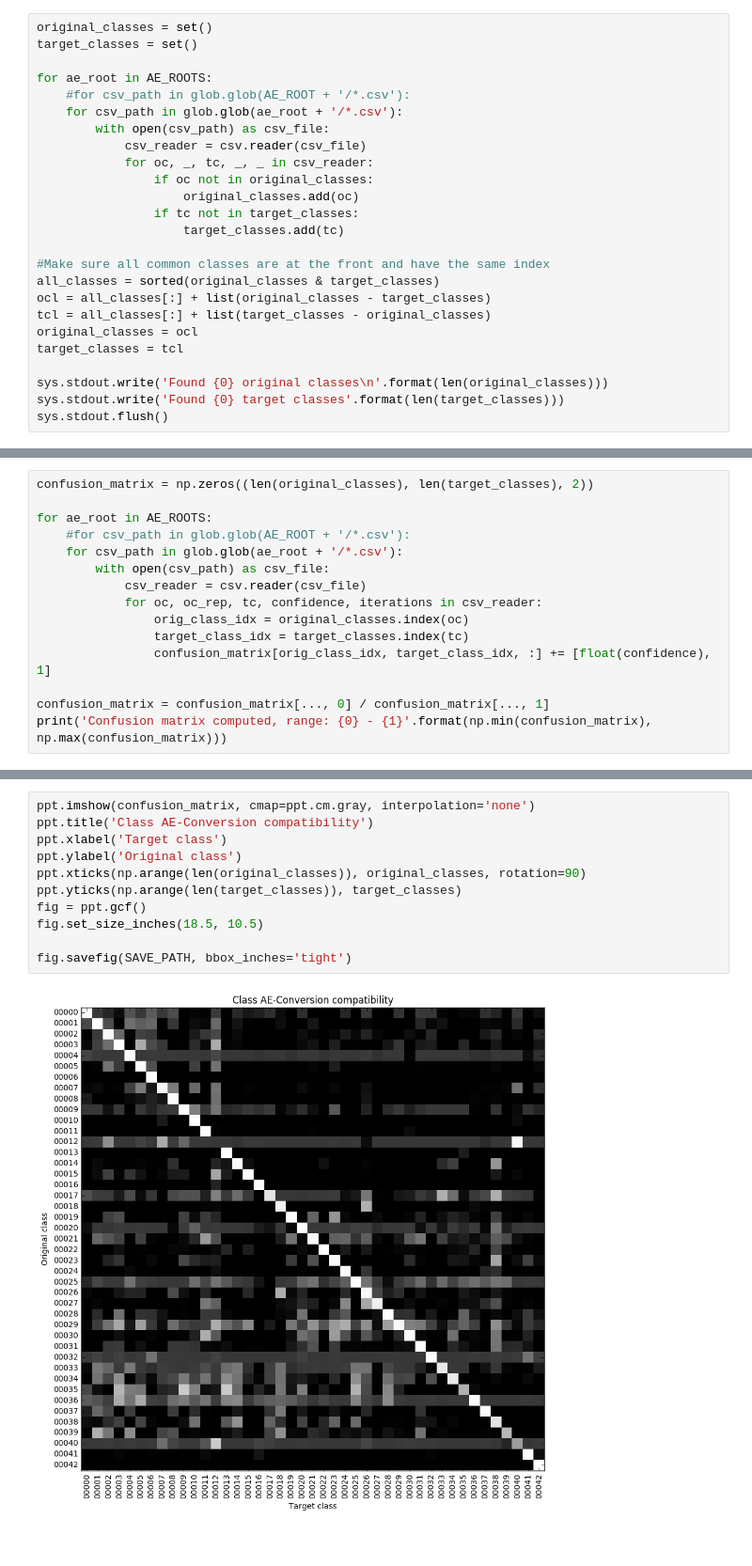
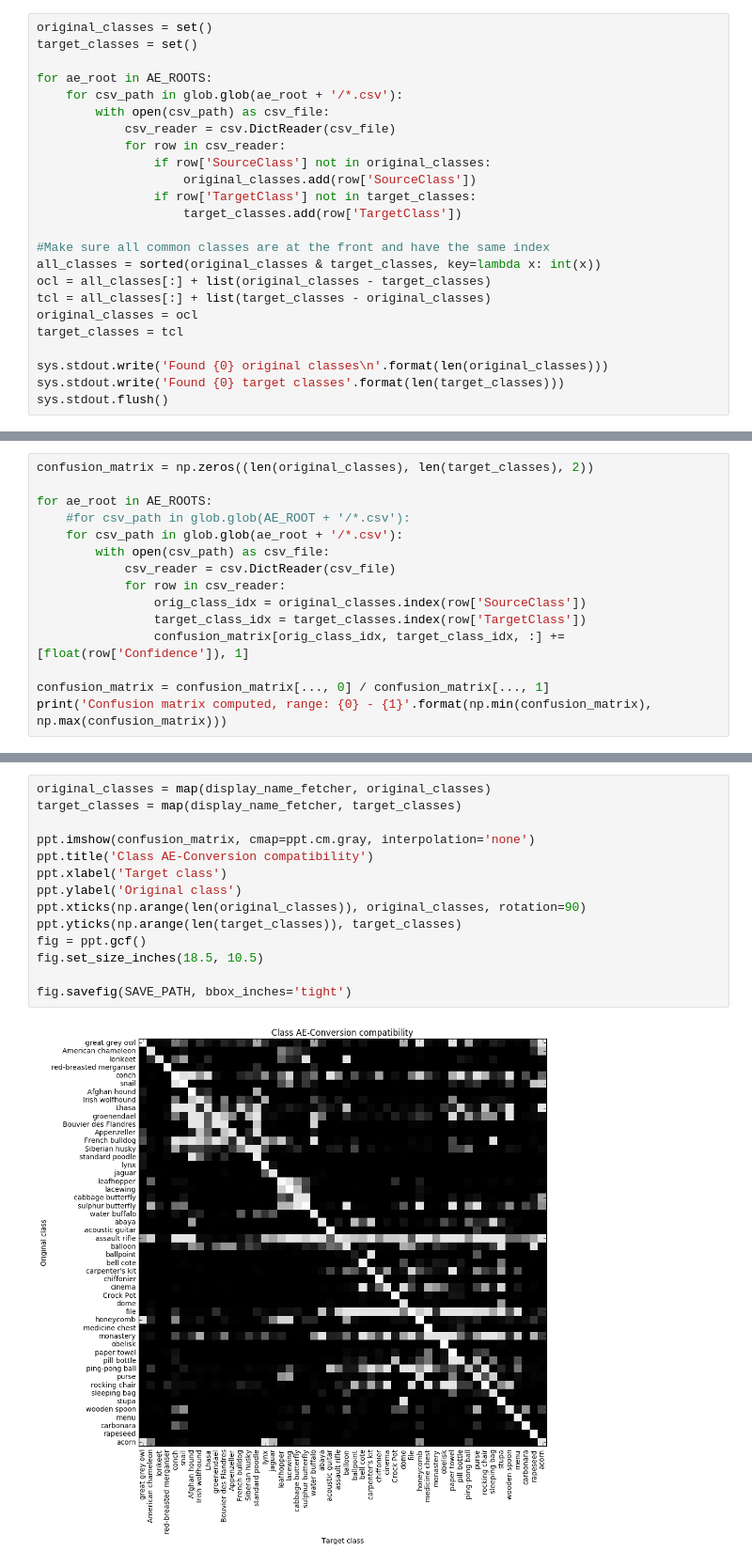
Before and after one commit to chris-code/master-thesis, a Jupyter notebook: notebooks/thesis-writing/confusion-matrix.ipynb, the cells around one changed output, grey strips where cells are left out. Shown at 94% size. Cells and saved outputs as stored; diff of their text form.

```diff
--- a/notebooks/thesis-writing/confusion-matrix.ipynb
+++ b/notebooks/thesis-writing/confusion-matrix.ipynb
@@ -17,18 +32,17 @@ original_classes = set()
 target_classes = set()
 
 for ae_root in AE_ROOTS:
-    #for csv_path in glob.glob(AE_ROOT + '/*.csv'):
     for csv_path in glob.glob(ae_root + '/*.csv'):
         with open(csv_path) as csv_file:
-            csv_reader = csv.reader(csv_file)
-            for oc, _, tc, _, _ in csv_reader:
-                if oc not in original_classes:
-                    original_classes.add(oc)
-                if tc not in target_classes:
-                    target_classes.add(tc)
+            csv_reader = csv.DictReader(csv_file)
+            for row in csv_reader:
+                if row['SourceClass'] not in original_classes:
+                    original_classes.add(row['SourceClass'])
+                if row['TargetClass'] not in target_classes:
+                    target_classes.add(row['TargetClass'])
 
 #Make sure all common classes are at the front and have the same index
-all_classes = sorted(original_classes & target_classes)
+all_classes = sorted(original_classes & target_classes, key=lambda x: int(x))
 ocl = all_classes[:] + list(original_classes - target_classes)
 tcl = all_classes[:] + list(target_classes - original_classes)
 original_classes = ocl
@@ -47,11 +61,11 @@ for ae_root in AE_ROOTS:
     #for csv_path in glob.glob(AE_ROOT + '/*.csv'):
     for csv_path in glob.glob(ae_root + '/*.csv'):
         with open(csv_path) as csv_file:
-            csv_reader = csv.reader(csv_file)
-            for oc, oc_rep, tc, confidence, iterations in csv_reader:
-                orig_class_idx = original_classes.index(oc)
-                target_class_idx = target_classes.index(tc)
-                confusion_matrix[orig_class_idx, target_class_idx, :] += [float(confidence), 1]
+            csv_reader = csv.DictReader(csv_file)
+            for row in csv_reader:
+                orig_class_idx = original_classes.index(row['SourceClass'])
+                target_class_idx = target_classes.index(row['TargetClass'])
+                confusion_matrix[orig_class_idx, target_class_idx, :] += [float(row['Confidence']), 1]
 
 confusion_matrix = confusion_matrix[..., 0] / confusion_matrix[..., 1]
 print('Confusion matrix computed, range: {0} - {1}'.format(np.min(confusion_matrix), np.max(confusion_matrix)))
@@ -60,13 +74,16 @@ Confusion matrix computed, range: 1.023678275e-11 - 0.999996
 # %%
+original_classes = map(display_name_fetcher, original_classes)
+target_classes = map(display_name_fetcher, target_classes)
+
 ppt.imshow(confusion_matrix, cmap=ppt.cm.gray, interpolation='none')
 ppt.title('Class AE-Conversion compatibility')
 ppt.xlabel('Target class')
 ppt.ylabel('Original class')
 ppt.xticks(np.arange(len(original_classes)), original_classes, rotation=90)
 ppt.yticks(np.arange(len(target_classes)), target_classes)
 fig = ppt.gcf()
 fig.set_size_inches(18.5, 10.5)
 
 fig.savefig(SAVE_PATH, bbox_inches='tight')
 # %% [output]
-[figure, old version]
+[figure, new version]
```
Also changed, not shown: parts of 3 cells of this notebook, 13 other files.
